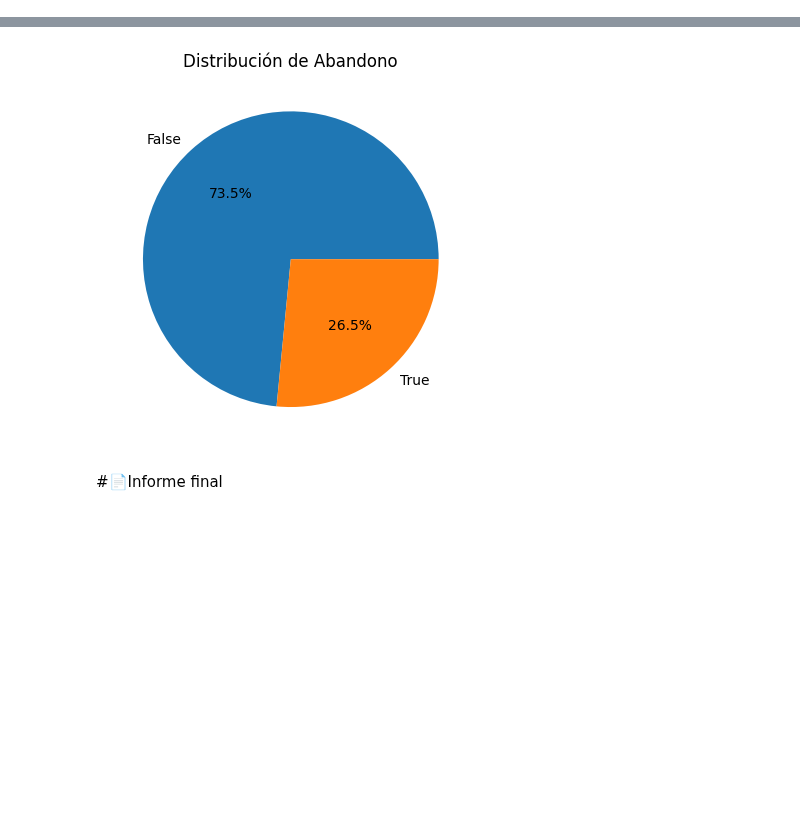
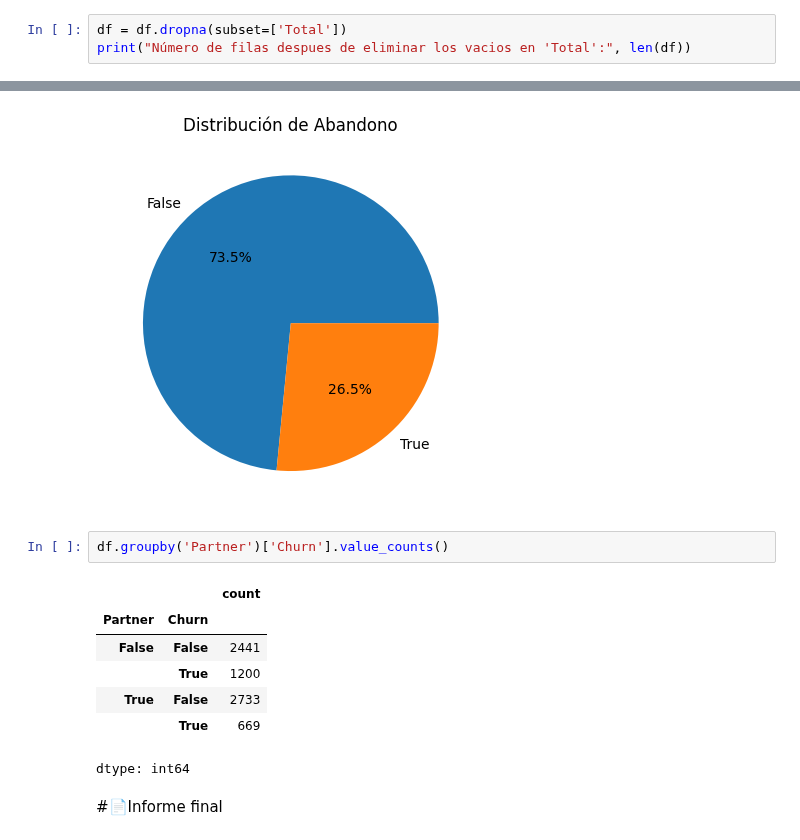
Before and after one commit to SebasOspina-montoya/TelecomX_Latam, a Jupyter notebook: TelecomX_LATAM.ipynb, the cells around one changed output, grey strips where cells are left out. Drawn from its saved outputs; the diff is of its cells as text; blank space fills up the shorter version.

```diff
--- a/TelecomX_LATAM.ipynb
+++ b/TelecomX_LATAM.ipynb
@@ -163,0 +185,3 @@ memory usage: 1.2+ MB
+# %%
+df = df.dropna(subset=['Total'])
+print("Número de filas despues de eliminar los vacios en 'Total':", len(df))
@@ -244,5 +270,15 @@ plt.title('Distribución de Abandono')
 plt.show()
 # %% [output]
 [figure]
+# %%
+df.groupby('Partner')['Churn'].value_counts()
+# %% [output]
+|  |  | count |
+| Partner | Churn |  |
+| False | False | 2441 |
+|  | True | 1200 |
+| True | False | 2733 |
+|  | True | 669 |
+dtype: int64
 # %% [markdown]
 #📄Informe final
```
Also changed, not shown: parts of 10 cells of this notebook.
